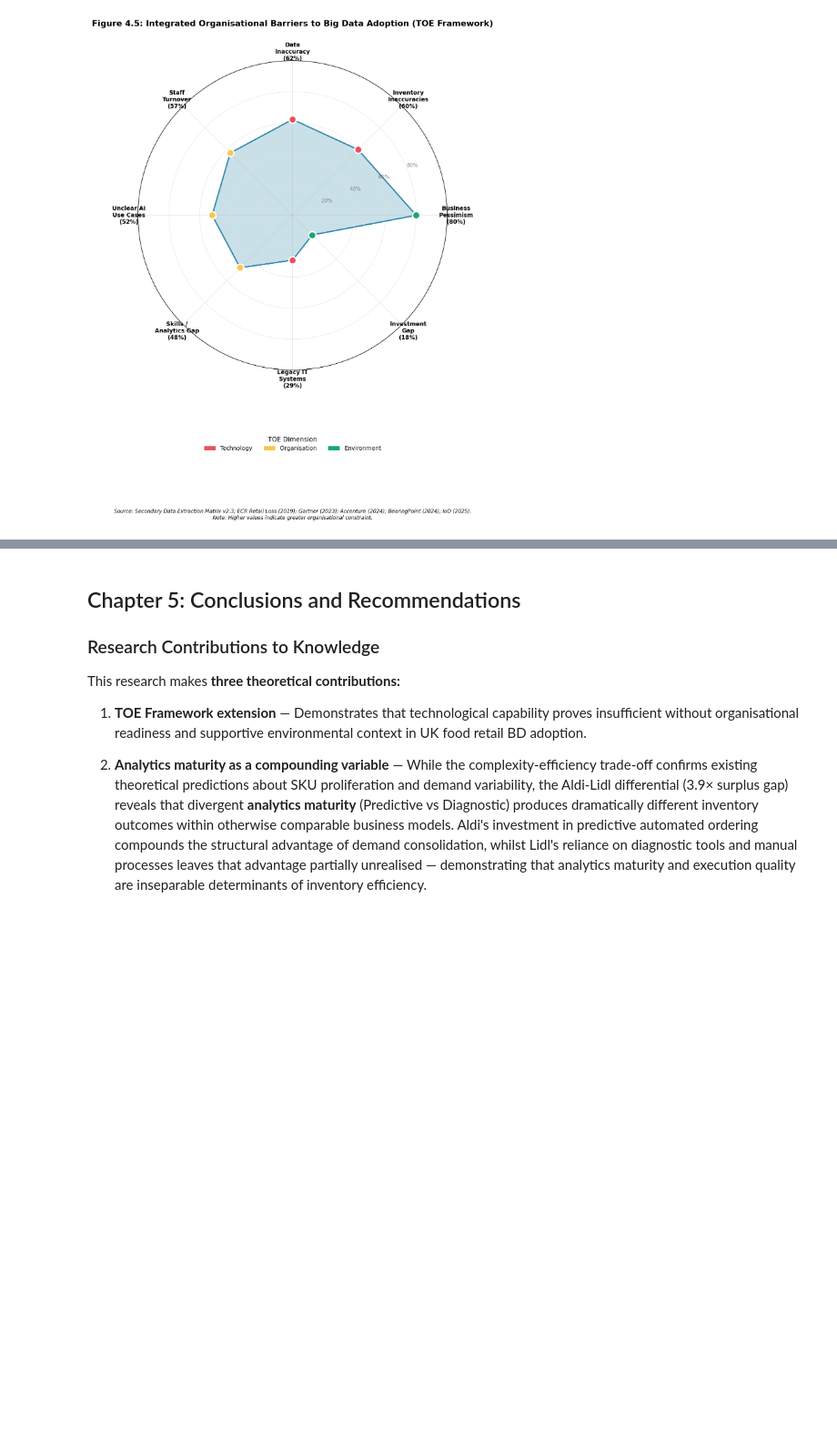
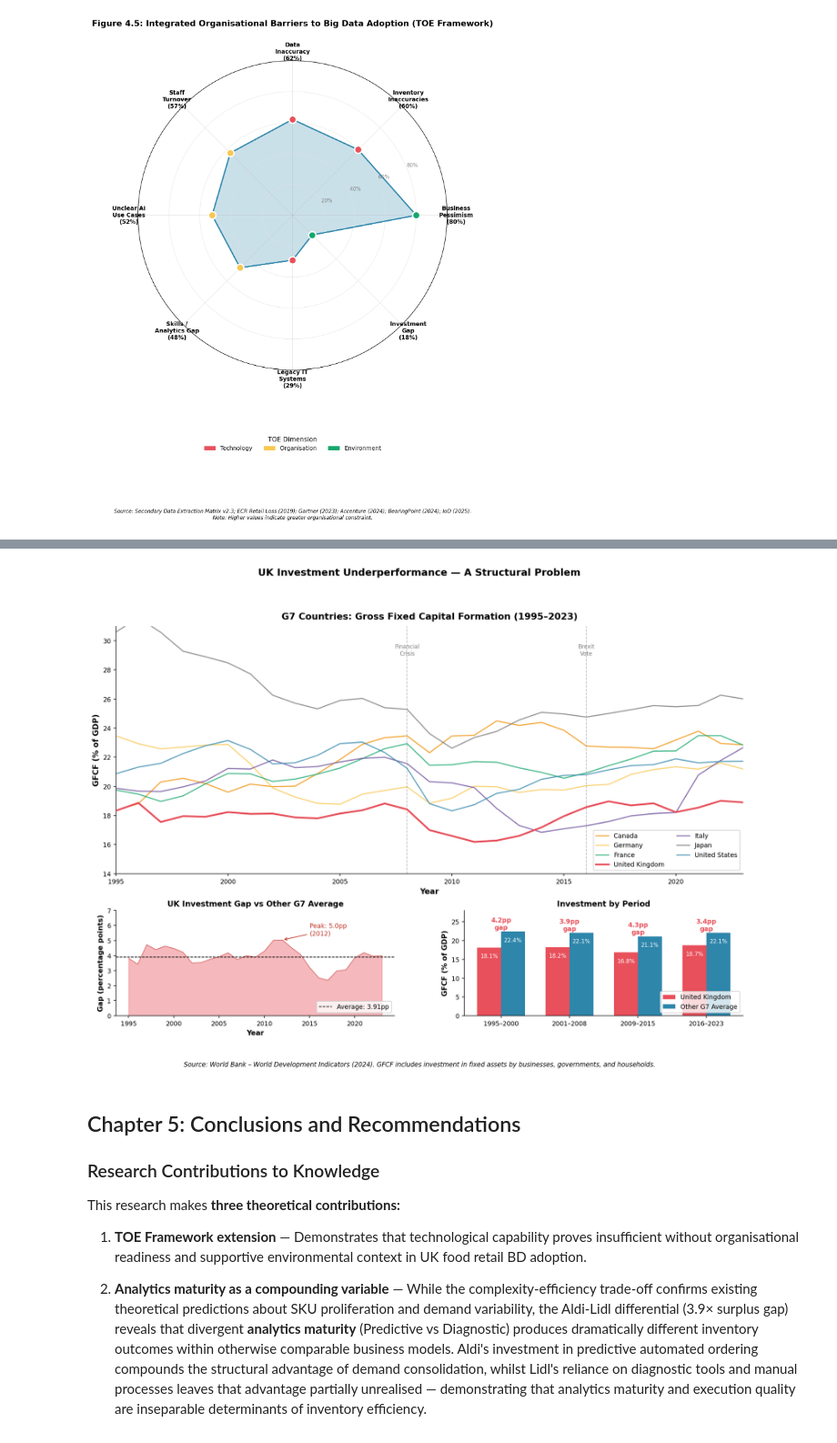
Before and after one commit to jduquegonzalez/uk-food-retail-big-data, a Jupyter notebook: notebook/dissertation_summary.ipynb, the cells around one changed output, grey strips where cells are left out. Shown at 91% size. Cells and saved outputs as stored; diff of their text form; code cells hidden in the pictures; blank space fills up the shorter version.

```diff
--- a/notebook/dissertation_summary.ipynb
+++ b/notebook/dissertation_summary.ipynb
@@ -413,3 +444,26 @@ plt.show()
+# %%
+# ═══════════════════════════════════════════════════════════════
+# APPENDIX C: G7 Gross Fixed Capital Formation Analysis (1995–2023)
+# Source: World Bank — World Development Indicators (2024)
+# Note: Requires data/API_NE.GDI.FTOT.ZS_DS2_en_excel_v2_174226.xls
+#       Download from: https://data.worldbank.org/indicator/NE.GDI.FTOT.ZS
+# ═══════════════════════════════════════════════════════════════
+
+from appendix_c_gfcf_analysis import load_data, generate_figure
+
+try:
+    df = load_data()
+    fig = generate_figure(df)
+    plt.show()
+except FileNotFoundError:
+    print("⚠️  Data file not found: API_NE.GDI.FTOT.ZS_DS2_en_excel_v2_174226.xls")
+    print("    Download from: https://data.worldbank.org/indicator/NE.GDI.FTOT.ZS")
+    print("    Place in: data/ directory")
+    print()
+    print("    Key statistic: UK averaged 18.0% GFCF/GDP vs 21.9% G7 average (1995–2023)")
+    print("    → Persistent 3.9pp structural investment gap")
+# %% [output]
+[figure, added]
 # %% [markdown]
 ## Chapter 5: Conclusions and Recommendations
 
```
Also changed, not shown: parts of 3 cells of this notebook, 2 other files.
